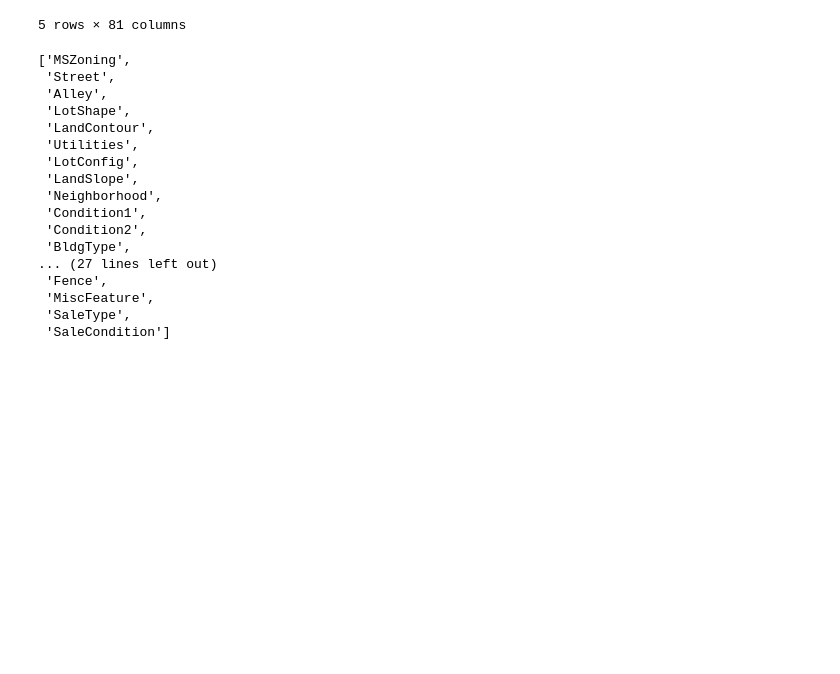
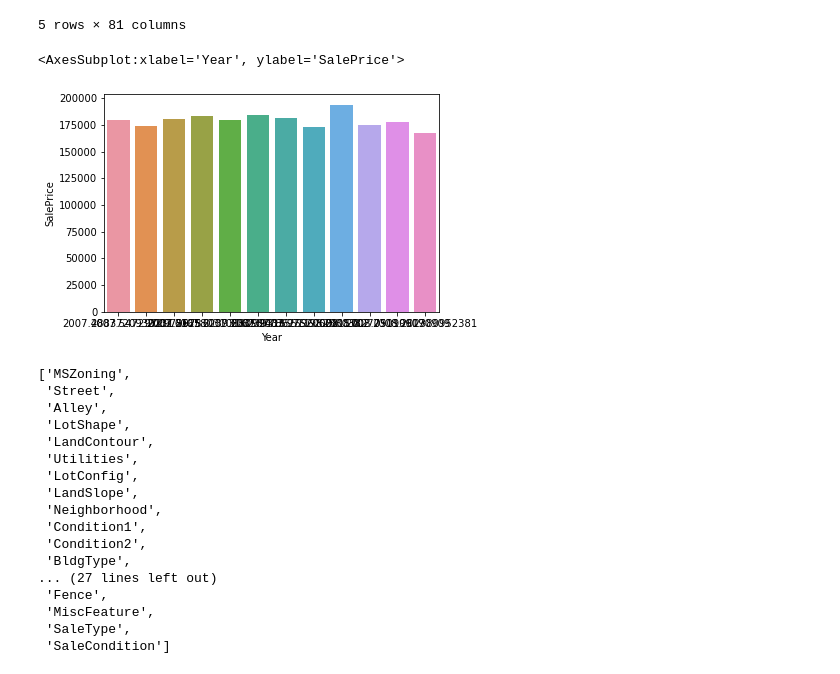
Before and after one commit to maejok/ML_Price_Prediction_Model_for_Ames_Housing, a Jupyter notebook: Chapter_0_Data_Cleaning_main3.ipynb, the cells around one changed output. Cells and saved outputs as stored; diff of their text form; code cells hidden in the pictures; blank space fills up the shorter version.

```diff
--- a/Chapter_0_Data_Cleaning_main3.ipynb
+++ b/Chapter_0_Data_Cleaning_main3.ipynb
@@ -83,6 +83,15 @@ housing.head()
 | 4 | 114000 | 535377150 | 1039 | 70 | RL | 80.0 | 8146 | Pave | NaN | Reg | ... |
 | 5 | 227000 | 534177230 | 1665 | 60 | RL | 70.0 | 8400 | Pave | NaN | Reg | ... |
 5 rows × 81 columns
+# %%
+df = housing
+df["Year"] = df["YrSold"]
+df =df.groupby([ "MoSold"]).mean()
+
+sns.barplot(data=df, x="Year", y="SalePrice")
+# %% [output]
+<AxesSubplot:xlabel='Year', ylabel='SalePrice'>
+[figure, added]
 # %%
 from sklearn.compose import make_column_selector
 
```
Also changed, not shown: parts of 39 cells of this notebook.
